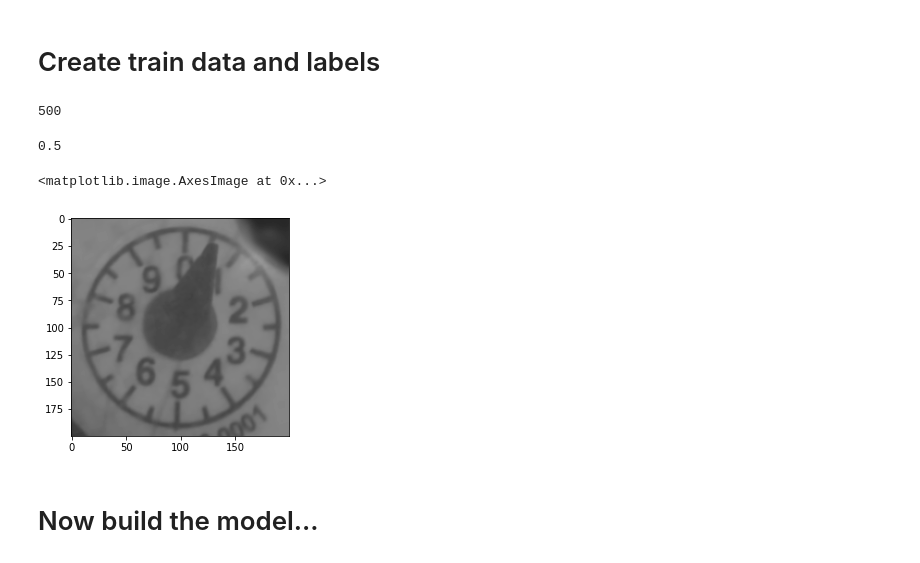
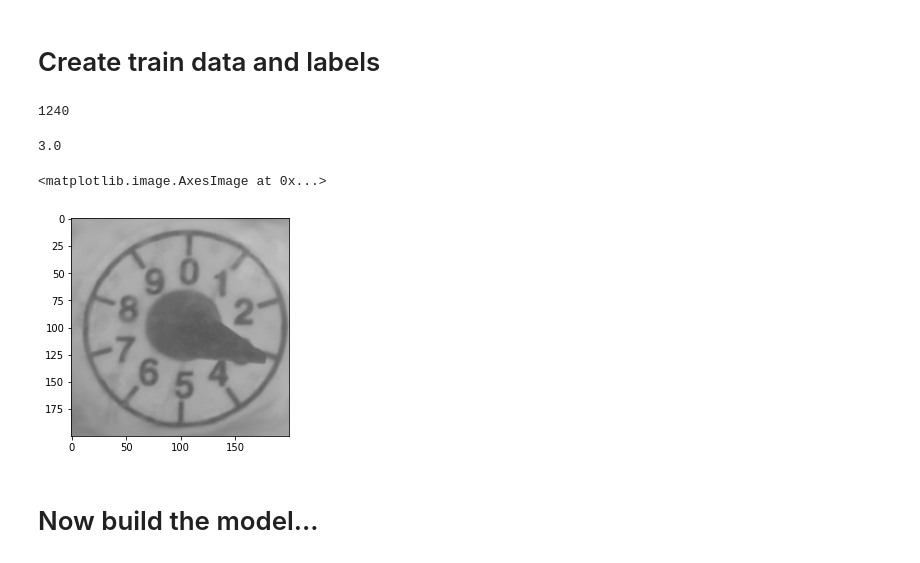
Before and after one commit to matt-chv/AIWaterMeter, a Jupyter notebook: nb/watermeter_clean.ipynb, the cells around one changed output. Saved outputs shown, nothing was run; the diff lists cells and outputs as text; code cells hidden in the pictures.

Commit message:
new training data, fixed median calculation with raw image data, updated read_img() function

```diff
--- a/nb/watermeter_clean.ipynb
+++ b/nb/watermeter_clean.ipynb
@@ -122,10 +129,10 @@ def initial_augmentation(img, res_x, res_y):
     # add some minor random zoom and aspect ration adjustment
     row = img.shape[0]
     col = img.shape[1]
-    col_start = np.random.randint(0,col//50)
-    row_start = np.random.randint(0,row//50)
-    col_end = col - np.random.randint(0,col//50)
-    row_end = row - np.random.randint(0,row//50)
+    col_start = np.random.randint(0,col//20)
+    row_start = np.random.randint(0,row//20)
+    col_end = col - np.random.randint(0,col//20)
+    row_end = row - np.random.randint(0,row//20)
     img = img[col_start:col_end, row_start:row_end]
     img = cv2.resize(img, (res_y, res_x), interpolation = cv2.INTER_AREA)
     # adjust brightness and contrast
@@ -137,42 +144,44 @@ def initial_augmentation(img, res_x, res_y):
 # function to read in training images from a folder multiple times with random augmentation.
 # It assumes that the images are sorted in the folder. For every image there is also a label created [0,1, .. , amount of images].
 # Function returns image list and label list
-def read_img(path, times = 10):
-    img_files = sorted(os.listdir(path))
+def read_img(path, augmentation = True, times = 10):
+    img_files = os.listdir(path)
+    img_files = sorted(img_files)
     images = []
     typeX = []
-    label = 0
     for file in img_files:
         # load image
         if file[-3:] == 'jpg':
             img = cv2.imread(os.path.join(path,file), cv2.IMREAD_GRAYSCALE)
-            for i in range(times):
-                img = initial_augmentation(img, 200, 200)
+            if augmentation:
+                for i in range(times):
+                    img = initial_augmentation(img, 200, 200)
+                    images.append(img)
+                    typeX.append(file[:3])
+            else:
                 images.append(img)
-                x = label//times
-                typeX.append(x)
-        label = label+1
+                typeX.append(file[:3])
     return (images, typeX)
 # %% [markdown]
 # Create train data and labels
 # %%
 # read train data and train labels. Each image is added 5 times with augmentation
-test_images_path = os.path.join('watermeter','testimages')
-test_images_path = os.path.join("raw")
-trainX, trainY = read_img(test_images_path,5)
+trainX, trainY = read_img(path = 'trainingdata',augmentation = True, times = 5)
 # total images in train data: 20 classes, 5 images per class, each image used 5 times: 20 *5 * 5 = 500
-len(trainX)
+print(len(trainX))
+# convert strings in trainY to integers
+trainY = rankdata(trainY, method = 'dense')-1
 # %% [output]
-500
+1240
 # %%
 # show a random image and the label
-b = np.random.randint(0,500)
+b = np.random.randint(0,len(trainX))
 print(trainY[b]*0.5)
 plt.imshow(trainX[b], cmap='gray', vmin=0, vmax=255)
 # %% [output]
-0.5
+3.0
 <matplotlib.image.AxesImage at 0x...>
-[figure, old version]
+[figure, new version]
 # %%
 # keras needs np.array as input with shape (image count, rex y, res x, number of channels). Here (500,200,200,1)
 trainX = np.asarray(trainX)
```
Also changed, not shown: parts of 18 cells of this notebook.
